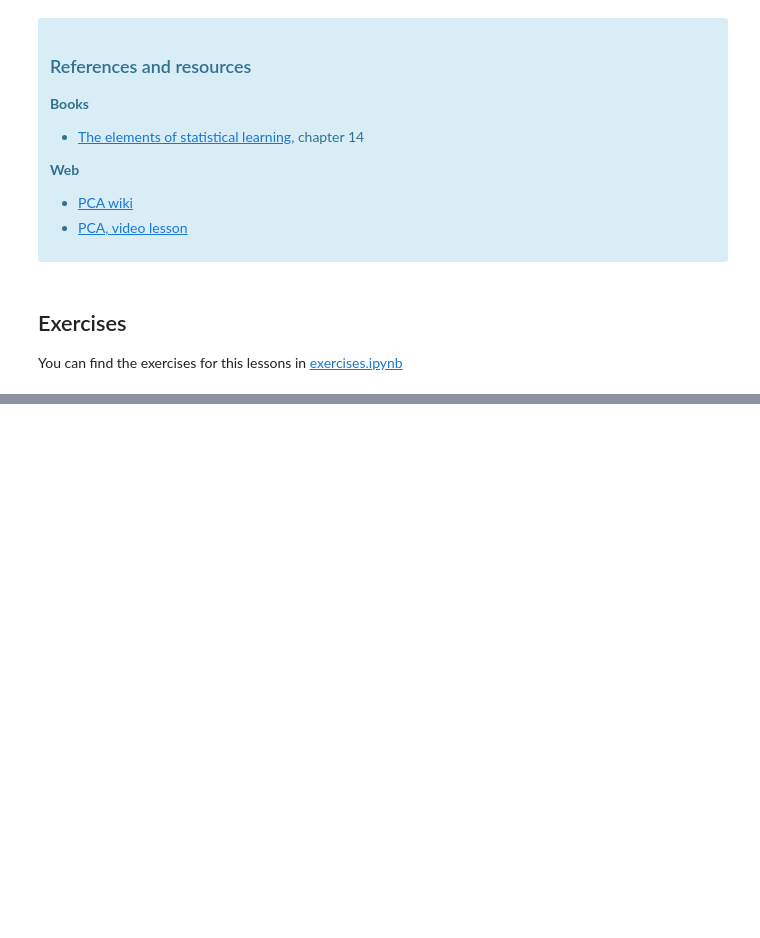
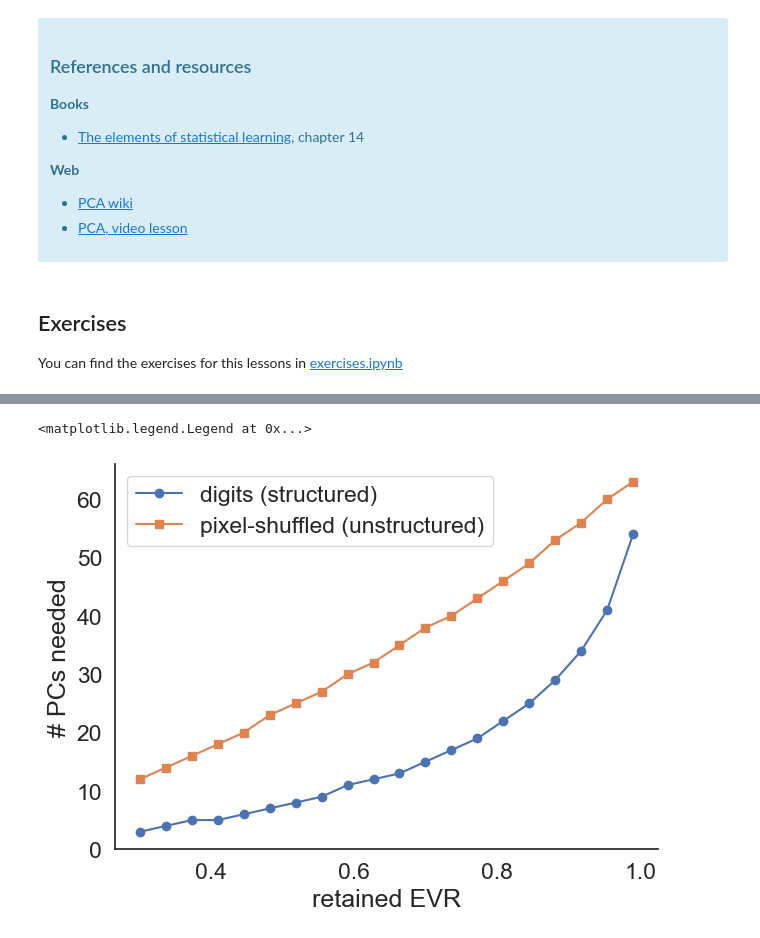
Before and after one commit to rvodila/population-methods, a Jupyter notebook: 03-dimensionality-reduction/dimensionality_reduction.ipynb, the cells around one changed output, grey strips where cells are left out. Drawn from its saved outputs; the diff is of its cells as text; code cells hidden in the pictures; blank space fills up the shorter version.

Commit message:
solved dim_reduction exercise

```diff
--- a/03-dimensionality-reduction/dimensionality_reduction.ipynb
+++ b/03-dimensionality-reduction/dimensionality_reduction.ipynb
@@ -452,0 +471,29 @@ You can find the exercises for this lessons in [exercises.ipynb](exercises.ipynb
+# %%
+# Exercise 1: how many PCs are needed to retain a given fraction of variance?
+def n_pcs_for_evr(X, frac):
+    # cumulative explained variance, then first count of PCs that reaches `frac`
+    cevr = np.cumsum(PCA().fit(X).explained_variance_ratio_)
+    return np.searchsorted(cevr, frac) + 1  # +1 because searchsorted is 0-indexed
+
+X = StandardScaler().fit_transform(load_digits().data)
+
+# unstructured control: permute the pixels of each image independently,
+# which destroys the spatial correlations that PCA exploits
+rng = np.random.default_rng(0)
+X_shuffled = np.stack([rng.permutation(row) for row in X])
+
+fracs = np.linspace(0.3, 0.99, 20)
+n_struct = [n_pcs_for_evr(X, f) for f in fracs]
+n_shuf = [n_pcs_for_evr(X_shuffled, f) for f in fracs]
+
+plt.figure(figsize=(7, 5))
+plt.plot(fracs, n_struct, 'o-', label='digits (structured)')
+plt.plot(fracs, n_shuf, 's-', label='pixel-shuffled (unstructured)')
+plt.xlabel('retained EVR')
+plt.ylabel('# PCs needed')
+plt.legend()
+# structured digits compress well (few PCs go a long way); once the correlations are
+# removed the variance is spread ~evenly, so you need almost all 64 PCs -> nearly linear curve
+# %% [output]
+<matplotlib.legend.Legend at 0x...>
+[figure, added]
```
Also changed, not shown: parts of 6 cells of this notebook.
